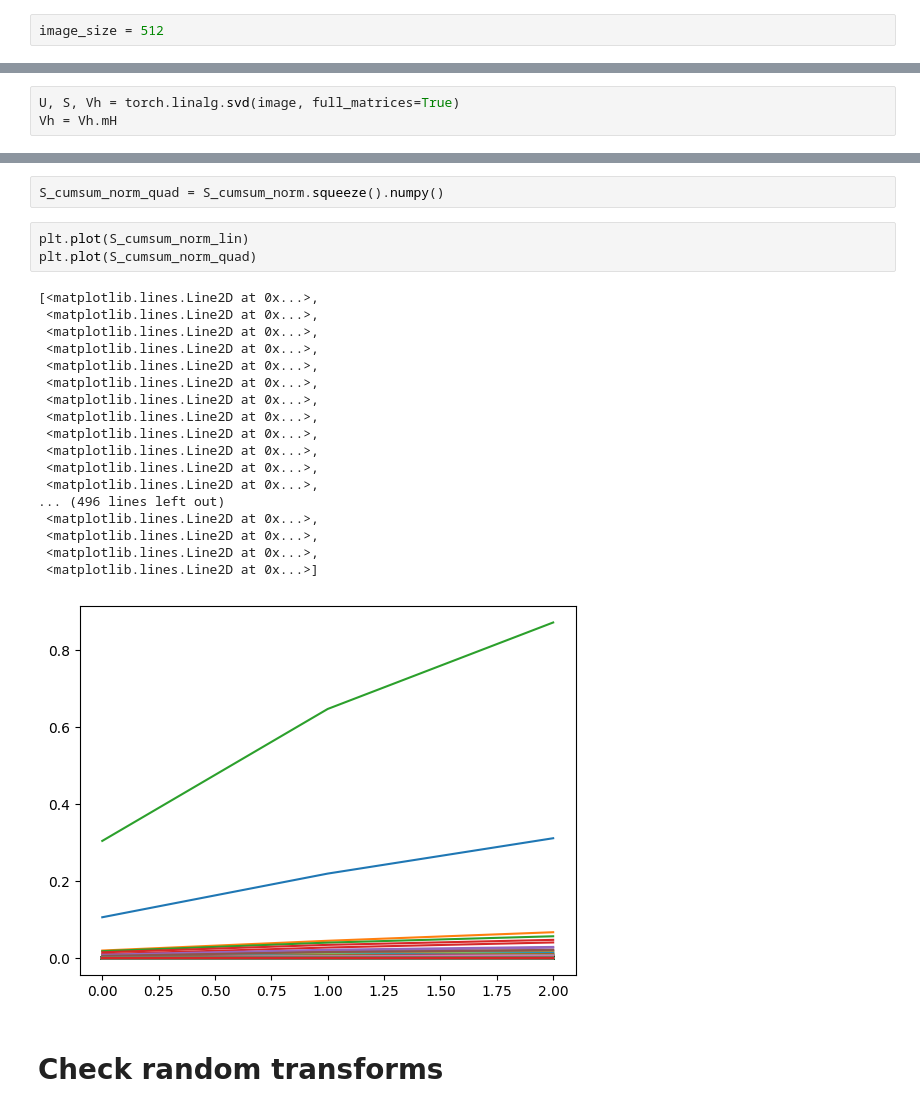
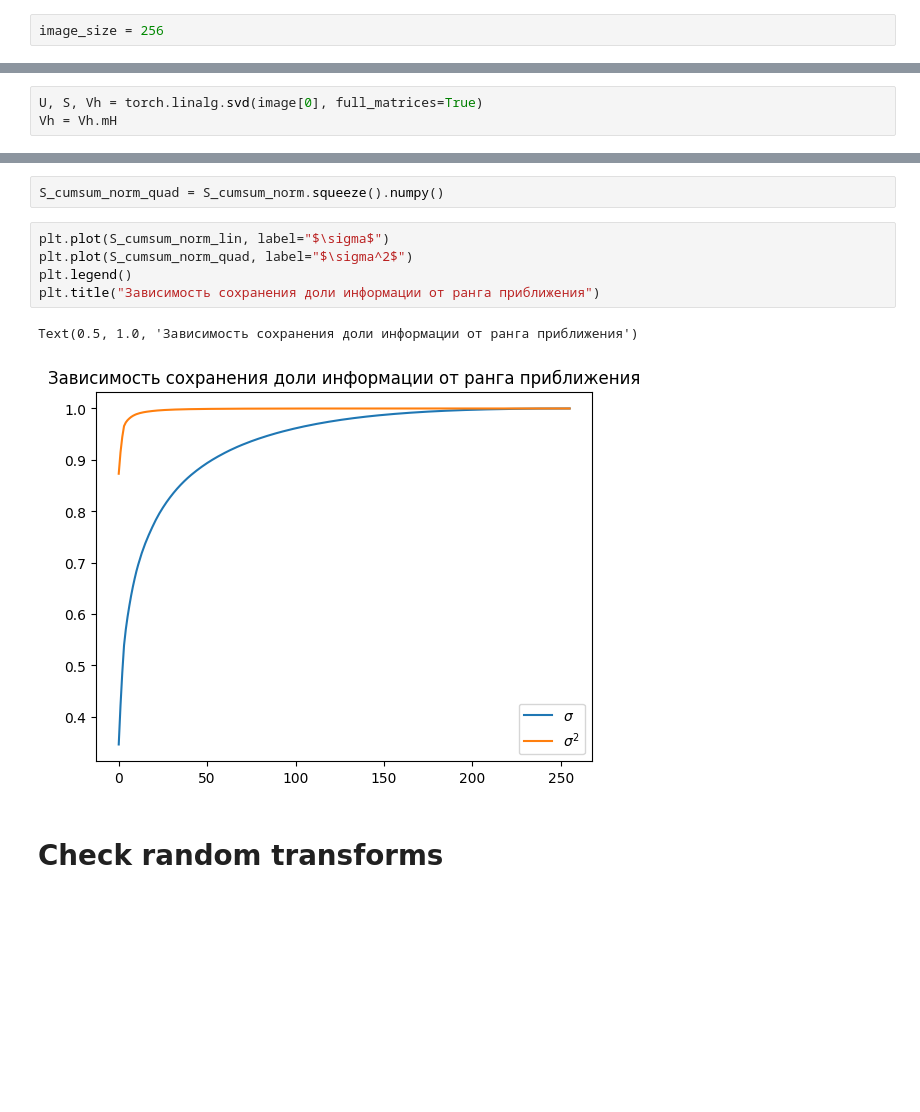
Before and after one commit to EgorProkopov/Sigma-Image-Tokenizer, a Jupyter notebook: notebooks/svd_visualise.ipynb, the cells around one changed output, grey strips where cells are left out. Drawn from its saved outputs; the diff is of its cells as text; blank space fills up the shorter version.

```diff
--- a/notebooks/svd_visualise.ipynb
+++ b/notebooks/svd_visualise.ipynb
@@ -11,7 +11,7 @@ from src.data.tiny_imagenet_dataset import SmallImageNetTrainDataset
 # %% [markdown]
 # Data
 # %%
-image_size = 512
+image_size = 256
 # %%
 transform = transforms.Compose([
         transforms.Resize((image_size, image_size)),
@@ -123,5 +123,5 @@ torch.Size([1, 3, 512, 512])
 # %%
-U, S, Vh = torch.linalg.svd(image, full_matrices=True)
+U, S, Vh = torch.linalg.svd(image[0], full_matrices=True)
 Vh = Vh.mH
 # %% [markdown]
 ## Linear
@@ -147,27 +147,13 @@ S_cumsum_norm = S_cumsum / total_sum
 # %%
 S_cumsum_norm_quad = S_cumsum_norm.squeeze().numpy()
 # %%
-plt.plot(S_cumsum_norm_lin)
-plt.plot(S_cumsum_norm_quad)
+plt.plot(S_cumsum_norm_lin, label="$\sigma$")
+plt.plot(S_cumsum_norm_quad, label="$\sigma^2$")
+plt.legend()
+plt.title("Зависимость сохранения доли информации от ранга приближения")
 # %% [output]
-[<matplotlib.lines.Line2D at 0x...>,
- <matplotlib.lines.Line2D at 0x...>,
- <matplotlib.lines.Line2D at 0x...>,
- <matplotlib.lines.Line2D at 0x...>,
- <matplotlib.lines.Line2D at 0x...>,
- <matplotlib.lines.Line2D at 0x...>,
- <matplotlib.lines.Line2D at 0x...>,
- <matplotlib.lines.Line2D at 0x...>,
- <matplotlib.lines.Line2D at 0x...>,
- <matplotlib.lines.Line2D at 0x...>,
- <matplotlib.lines.Line2D at 0x...>,
- <matplotlib.lines.Line2D at 0x...>,
-... (496 lines left out)
- <matplotlib.lines.Line2D at 0x...>,
- <matplotlib.lines.Line2D at 0x...>,
- <matplotlib.lines.Line2D at 0x...>,
- <matplotlib.lines.Line2D at 0x...>]
+Text(0.5, 1.0, 'Зависимость сохранения доли информации от ранга приближения')
-[figure, old version]
+[figure, new version]
 # %% [markdown]
 # Check random transforms
 # %%
```
Also changed, not shown: parts of 21 cells of this notebook, 24 other files.
